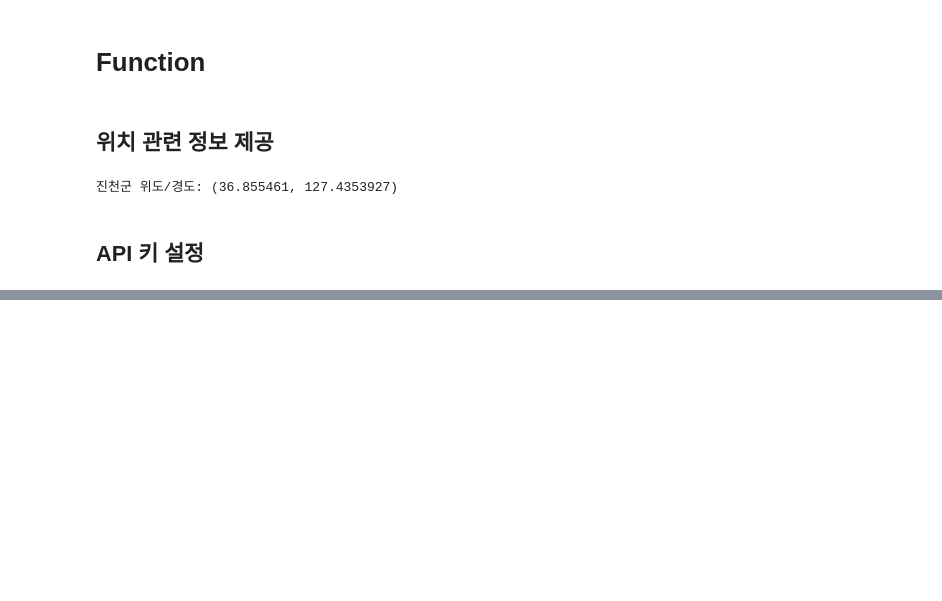
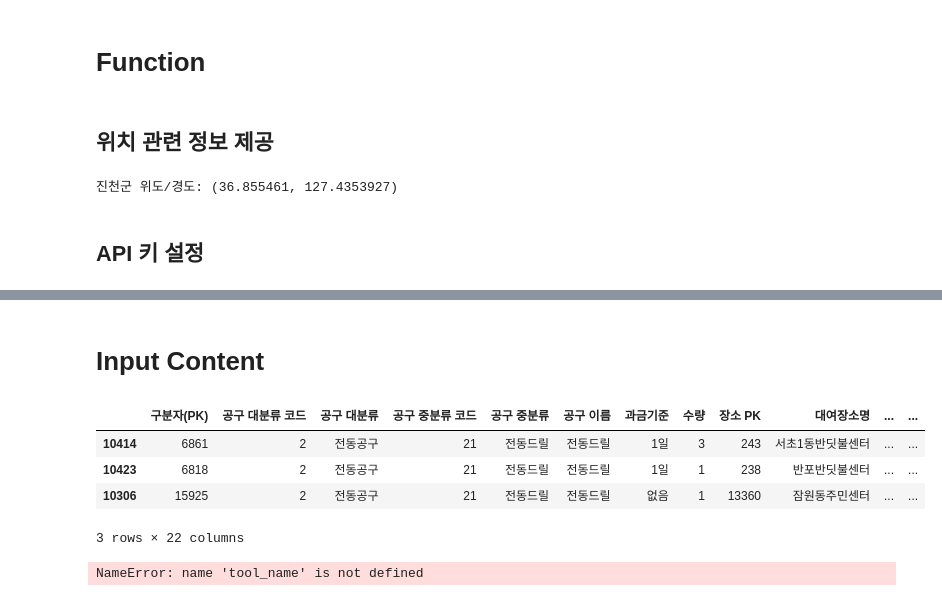
Before and after one commit to jellybee02/LLM_Research, a Jupyter notebook: script/run_script.ipynb, the cells around one changed output, grey strips where cells are left out. Drawn from its saved outputs; the diff is of its cells as text; code cells hidden in the pictures; blank space fills up the shorter version.

```diff
--- a/script/run_script.ipynb
+++ b/script/run_script.ipynb
@@ -64,2 +104,44 @@ FileNotFoundError: [Errno 2] No such file or directory: '../../../api_key.txt'
+# %% [markdown]
+# Input Content
+# %%
+input_content = {
+    'tool_name': '전동드릴',
+    'location': '강남역',
+    'job_content': '전동드릴을 사용해서 나무를 고정하고 싶어',
+}
+# %%
+encoded_tool_name = sentence_transformer.encode(input_content['tool_name'])
+location_name = input_content['location']
+spot_location = get_lat_lon(location_name)
+# %%
+def compare_cosim(all_asset_encoded_val:np.array, asset_info:np.array) -> float:
+    """
+    두 임베딩 벡터의 코사인 유사도를 계산합니다.
+
+    Args:
+        all_asset_encoded_val (np.array): 첫 번째 임베딩 벡터
+        asset_info (np.array): 두 번째 임베딩 벡터
+
+    Returns:
+        float: 코사인 유사도
+    """
+    # return np.dot(all_asset_encoded_val, asset_info) / (np.linalg.norm(all_asset_encoded_val) * np.linalg.norm(asset_info))
+
+    cos_sim = cosine_similarity(all_asset_encoded_val, [asset_info])
+    return cos_sim
+# %%
+df['tool_sim_result'] = compare_cosim(all_tool_encoded_array, encoded_tool_name)
+
+df_s = df[df['tool_sim_result']>0.9]
+df_s['Distance'] = df_s[["위도","경도"]].apply(lambda x : haversine((spot_location[0], spot_location[1]), (x['위도'], x['경도']), unit=Unit.KILOMETERS), axis=1)
+df_s.sort_values(by='Distance', ascending=True, inplace=True)
+# %%
+df_s.head(3)
+# %% [output]
+|  | 구분자(PK) | 공구 대분류 코드 | 공구 대분류 | 공구 중분류 코드 | 공구 중분류 | 공구 이름 | 과금기준 | 수량 | 장소 PK | 대여장소명 | ... | ... |
+| 10414 | 6861 | 2 | 전동공구 | 21 | 전동드릴 | 전동드릴 | 1일 | 3 | 243 | 서초1동반딧불센터 | ... | ... |
+| 10423 | 6818 | 2 | 전동공구 | 21 | 전동드릴 | 전동드릴 | 1일 | 1 | 238 | 반포반딧불센터 | ... | ... |
+| 10306 | 15925 | 2 | 전동공구 | 21 | 전동드릴 | 전동드릴 | 없음 | 1 | 13360 | 잠원동주민센터 | ... | ... |
+3 rows × 22 columns
 # %%
 client = OpenAI(api_key=api_key)
@@ -80,4 +169,8 @@ def invoke(question, info = user_info, model="gpt-4o", temperature=0.7):
         temperature=temperature
     )
     return response.choices[0].message.content
+# %%
+input_content[tool_name]
+# %% [output]
+NameError: name 'tool_name' is not defined
 # %%
```
Also changed, not shown: parts of 10 cells of this notebook, 6 other files.
